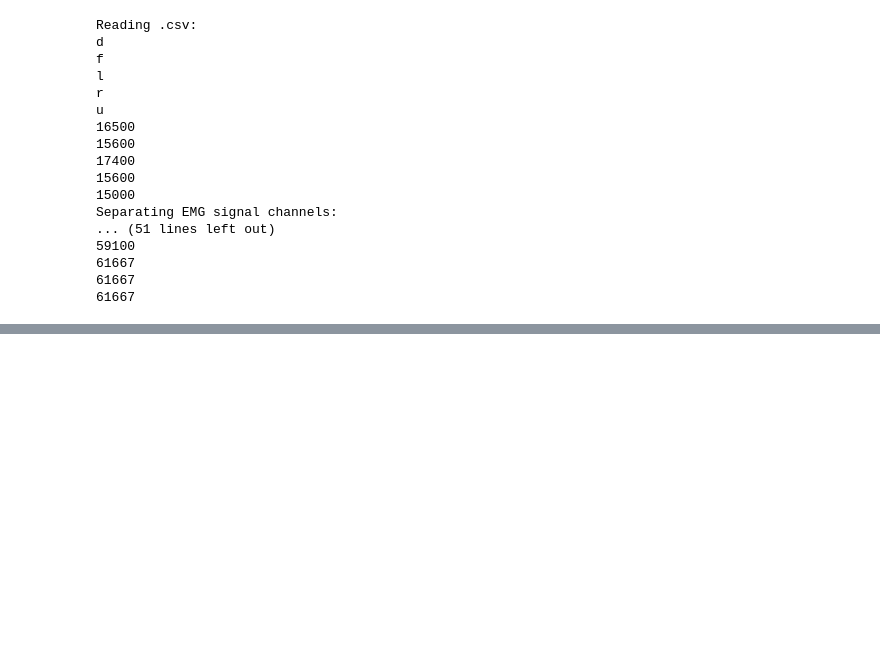
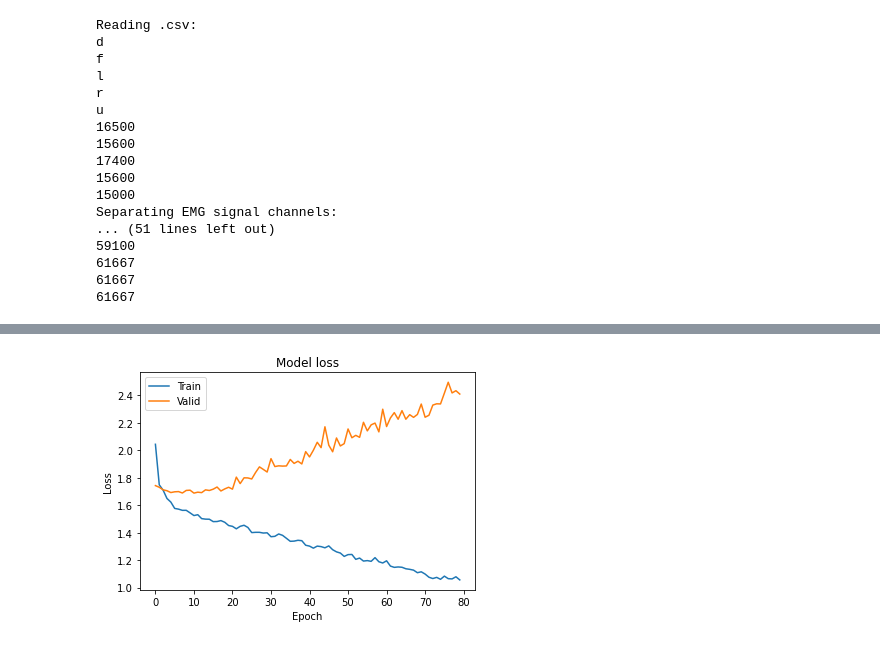
Before and after one commit to Diregie-J/Video-Player-Controlled-by-Action-Recognition, a Jupyter notebook: src/training.ipynb, the cells around one changed output, grey strips where cells are left out. Saved outputs shown, nothing was run; the diff lists cells and outputs as text; code cells hidden in the pictures; blank space fills up the shorter version.

```diff
--- a/src/training.ipynb
+++ b/src/training.ipynb
@@ -96,7 +96,7 @@ Separating EMG signal channels:
 61667
 61667
 # %%
-
+dataLength=0
 record_length=300
 window_length=100
 window_1=50
@@ -127,21 +127,30 @@ for actionIndex in range(len(actionList)):
         avgMax=int((max_1+max_2+max_3)/3)
 
         if max_1>window_1 and max_1<record_length-window_1 and max_2>window_1 and max_2<record_length-window_1 and max_3>window_1 and max_3<record_length-window_1:
-
             emg_1_window[actionList[actionIndex]][generatedIndex] = emg_1_slice[i][avgMax-window_1:avgMax+(window_length-window_1)]
             emg_2_window[actionList[actionIndex]][generatedIndex] = emg_2_slice[i][avgMax-window_1:avgMax+(window_length-window_1)]
             emg_3_window[actionList[actionIndex]][generatedIndex] = emg_3_slice[i][avgMax-window_1:avgMax+(window_length-window_1)]
             generatedIndex+=1
+            dataLength+=1
         if max_1>window_2 and max_1<record_length-window_2 and max_2>window_2 and max_2<record_length-window_2 and max_3>window_2 and max_3<record_length-window_2:
             emg_1_window[actionList[actionIndex]][generatedIndex] = emg_1_slice[i][avgMax-window_2:avgMax+(window_length-window_2)]
             emg_2_window[actionList[actionIndex]][generatedIndex] = emg_2_slice[i][avgMax-window_2:avgMax+(window_length-window_2)]
             emg_3_window[actionList[actionIndex]][generatedIndex] = emg_3_slice[i][avgMax-window_2:avgMax+(window_length-window_2)]
             generatedIndex+=1
+            dataLength+=1
         if max_1>window_3 and max_1<record_length-window_3 and max_2>window_3 and max_2<record_length-window_3 and max_3>window_3 and max_3<record_length-window_3:
             emg_1_window[actionList[actionIndex]][generatedIndex] = emg_1_slice[i][avgMax-window_3:avgMax+(window_length-window_3)]
             emg_2_window[actionList[actionIndex]][generatedIndex] = emg_2_slice[i][avgMax-window_3:avgMax+(window_length-window_3)]
             emg_3_window[actionList[actionIndex]][generatedIndex] = emg_3_slice[i][avgMax-window_3:avgMax+(window_length-window_3)]
             generatedIndex+=1
+            dataLength+=1
+
+
+# emg_1_window = np.array(emg_1_window['d'])
+# emg_2_window = np.array(emg_2_window['d'])
+# emg_3_window = np.array(emg_3_window['d'])
+# print(emg_1_window.shape)
+# emg_window=emg_1_window['d'][0]
 
 
 plt.plot(emg_1_window['d'][0])
@@ -154,7 +163,7 @@ plt.grid()
 plt.show()
 
 
-
+print(dataLength)
 print(len(emg_1_window['d']))
 print(len(emg_1_window['u']))
 print(len(emg_1_window['l']))
@@ -479,44 +487,44 @@ def cnn_(layers_num, f, ks, a):
 # %%
-# # Model
+# Model
 
-# model = Sequential()
-# # model.add(Conv1D(32, kernel_size = 3, activation='relu', kernel_initializer='he_normal', input_shape=x_train.shape[1:]))
-# # model.add(Flatten())
-# model.add(Dense(500, activation='relu', kernel_initializer='he_normal', input_shape=x_train.shape[1:]))
-# model.add(BatchNormalization())
-# model.add(Dense(200, activation='relu', kernel_initializer='he_normal'))
-# model.add(BatchNormalization())
-# # model.add(Dropout(0.1))
-# model.add(Dense(6, activation='softmax'))
+model = Sequential()
+# model.add(Conv1D(32, kernel_size = 3, activation='relu', kernel_initializer='he_normal', input_shape=x_train.shape[1:]))
+# model.add(Flatten())
+model.add(Dense(500, activation='relu', kernel_initializer='he_normal', input_shape=x_train.shape[1:]))
+model.add(BatchNormalization())
+model.add(Dense(200, activation='relu', kernel_initializer='he_normal'))
+model.add(BatchNormalization())
+# model.add(Dropout(0.1))
+model.add(Dense(6, activation='softmax'))
 
-# # opt = RMSprop(lr=0.1, decay=1e-6)
+# opt = RMSprop(lr=0.1, decay=1e-6)
 
-# # Let's train the model using RMSprop
-# model.compile(loss='categorical_crossentropy',
-#               optimizer='adam',
-#               metrics=['accuracy'])
+# Let's train the model using RMSprop
+model.compile(loss='categorical_crossentropy',
+              optimizer='adam',
+              metrics=['accuracy'])
 
-# history=model.fit(x_train, y_train_class, epochs=80, batch_size=50, validation_data=(x_validate, y_validate_class))
+history=model.fit(x_train, y_train_class, epochs=80, batch_size=50, validation_data=(x_validate, y_validate_class))
 
-# # Plot training loss
-# plt.plot(history.history['loss'])
-# plt.plot(history.history['val_loss'])
-# plt.title('Model loss')
-# plt.ylabel('Loss')
-# plt.xlabel('Epoch')
-# plt.legend(['Train', 'Valid'], loc='upper left')
-# plt.show()
+# Plot training loss
+plt.plot(history.history['loss'])
+plt.plot(history.history['val_loss'])
+plt.title('Model loss')
+plt.ylabel('Loss')
+plt.xlabel('Epoch')
+plt.legend(['Train', 'Valid'], loc='upper left')
+plt.show()
 
-# # Plot training accuracy
-# plt.plot(history.history['accuracy'])
-# plt.plot(history.history['val_accuracy'])
-# plt.title('Model accuracy')
-# plt.ylabel('Accuracy')
-# plt.xlabel('Epoch')
-# plt.legend(['Train', 'Valid'], loc='upper left')
-# plt.show()
+# Plot training accuracy
+plt.plot(history.history['accuracy'])
+plt.plot(history.history['val_accuracy'])
+plt.title('Model accuracy')
+plt.ylabel('Accuracy')
+plt.xlabel('Epoch')
+plt.legend(['Train', 'Valid'], loc='upper left')
+plt.show()
 
-# score = model.evaluate(x_test, y_test_class, verbose=0)
-# print('Test loss:', score[0])
-# print('Test accuracy:', score[1])
+score = model.evaluate(x_test, y_test_class, verbose=0)
+print('Test loss:', score[0])
+print('Test accuracy:', score[1])
 # %% [output]
@@ -529,0 +548 @@ def cnn_(layers_num, f, ks, a):
+[figure, added]
```
Also changed, not shown: parts of 9 cells of this notebook.
